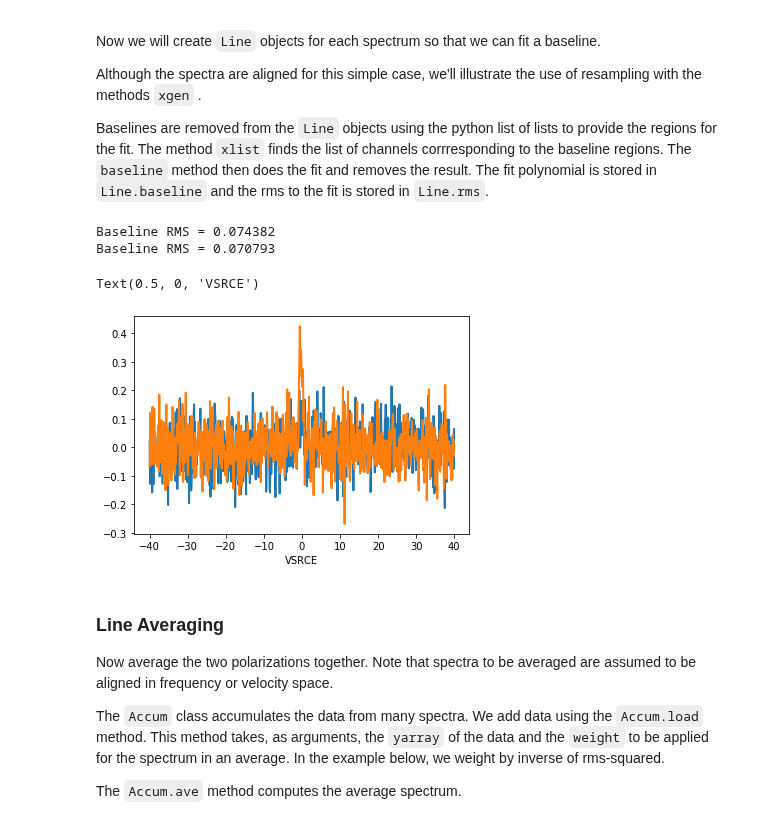
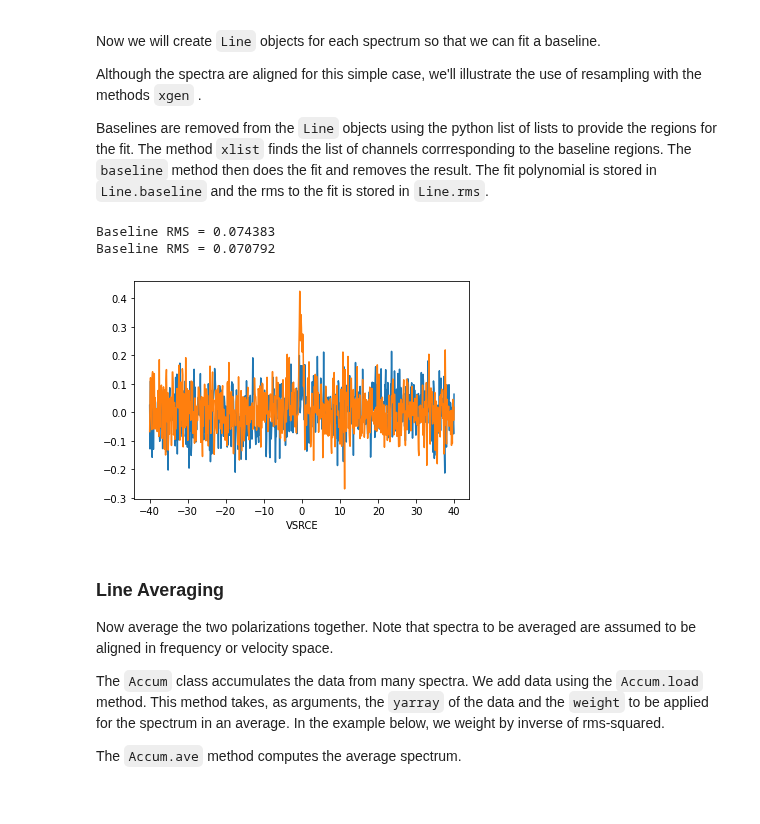
Before and after one commit to lmt-heterodyne/SpectralLineReduction, a Jupyter notebook: PS_EXAMPLE.ipynb, the cells around one changed output. Saved outputs shown, nothing was run; the diff lists cells and outputs as text; code cells hidden in the pictures.

```diff
--- a/PS_EXAMPLE.ipynb
+++ b/PS_EXAMPLE.ipynb
@@ -46,6 +46,9 @@ This is a reduction of ObsNum 82480, which is an observation of the HCN 3-2 line
 # %%
 # set all parameters to control the reduction and plot
 data_path = '/Users/schloerb/Desktop/LMT/DataReduction/NewDataReduction/pipeline/example_data/'
+data_path = os.environ['DATA_LMT']
+print(data_path)
+
 obsnum = 82480
 
 pixel_number = 0
@@ -153,25 +165,24 @@ Baselines are removed from the `Line` objects using the python list of lists to
 # %%
 # create a Line object with samples from -40 to +40 in velocity steps corresponding to the channel spacing
 L_0 = LD_0.xgen(-40., 40., LD_0.dxdc)
 L_1 = LD_1.xgen(-40., 40., LD_0.dxdc)
 
 # for the first line, find baseline channels and fit baseline
 blist,nb = L_0.xlist(baseline_regions)
 L_0.baseline(blist,nb,baseline_order)
 print('Baseline RMS = %f'%(L_0.rms))
 
 blist,nb = L_0.xlist(baseline_regions)
 L_1.baseline(blist,nb,baseline_order)
 print('Baseline RMS = %f'%(L_1.rms))
 
-pl.plot(L_0.xarray,L_0.yarray)
-pl.plot(L_1.xarray,L_1.yarray)
-pl.xlabel(L_0.xname)
+plt.plot(L_0.xarray,L_0.yarray)
+plt.plot(L_1.xarray,L_1.yarray)
+plt.xlabel(L_0.xname);
 # %% [output]
-Baseline RMS = 0.074382
-Baseline RMS = 0.070793
+Baseline RMS = 0.074383
+Baseline RMS = 0.070792
-Text(0.5, 0, 'VSRCE')
-[figure, old version]
+[figure, new version]
 # %% [markdown]
 ### Line Averaging
 
```
Also changed, not shown: parts of 7 cells of this notebook.
